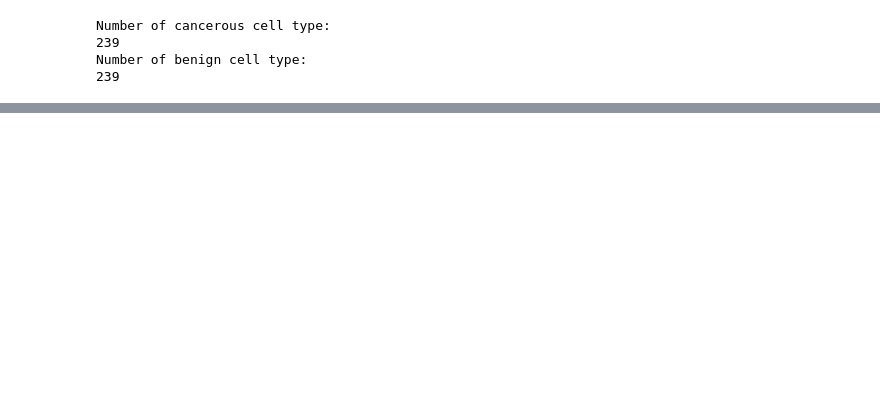
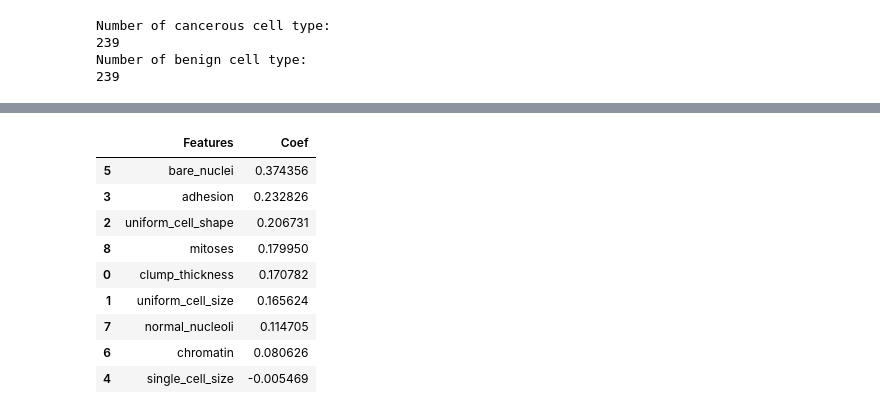
Before and after one commit to abew16/Data-Science-Bootcamp, a Jupyter notebook: Unit 3/Potpourrie/Cancer/3.6.5 - Predicting Cancer.ipynb, the cells around one changed output, grey strips where cells are left out. Saved outputs shown, nothing was run; the diff lists cells and outputs as text; code cells hidden in the pictures; blank space fills up the shorter version.

```diff
--- a/Unit 3/Potpourrie/Cancer/3.6.5 - Predicting Cancer.ipynb
+++ b/Unit 3/Potpourrie/Cancer/3.6.5 - Predicting Cancer.ipynb
@@ -103,5 +107,0 @@ cross_val_score(logr,X,y,cv=10).mean()
-# %%
-logr.fit(X_train,y_train)
-y_predict = svc.predict(X_test)
-
-confusion_matrix(y_test,y_predict)
@@ -162,0 +164,17 @@ Confusion Matrix for LogisticRegression(C=1, class_weight=None, dual=False, fit_
+# %%
+col_names = {'Features': X.columns}
+
+feature_importance = pd.DataFrame(col_names)
+feature_importance['Coef'] = logr.coef_[0]
+feature_importance.sort_values(by='Coef',ascending=False)
+# %% [output]
+|  | Features | Coef |
+| 5 | bare_nuclei | 0.374356 |
+| 3 | adhesion | 0.232826 |
+| 2 | uniform_cell_shape | 0.206731 |
+| 8 | mitoses | 0.179950 |
+| 0 | clump_thickness | 0.170782 |
+| 1 | uniform_cell_size | 0.165624 |
+| 7 | normal_nucleoli | 0.114705 |
+| 6 | chromatin | 0.080626 |
+| 4 | single_cell_size | -0.005469 |
```
Also changed, not shown: parts of 14 cells of this notebook, 1 other file.
